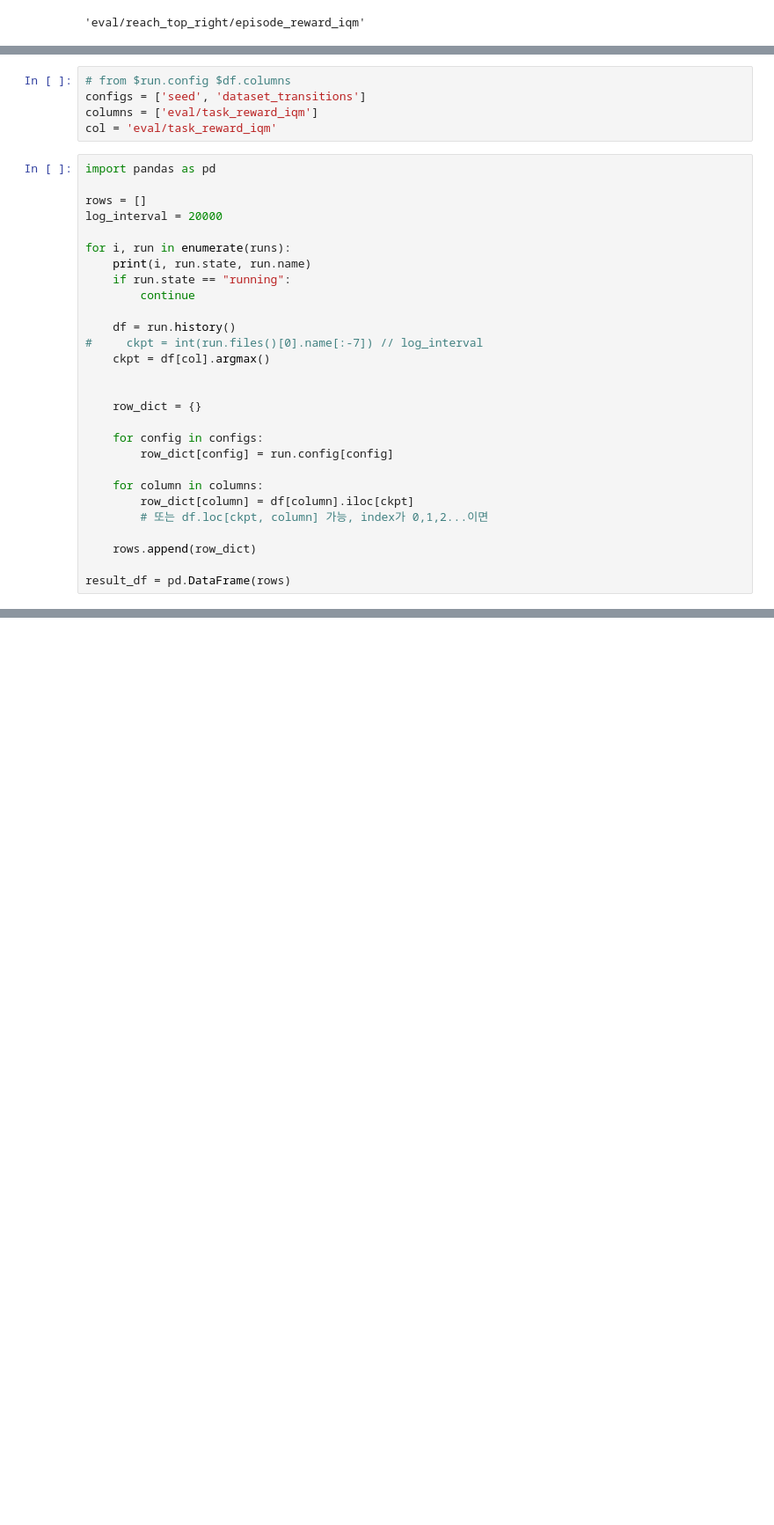
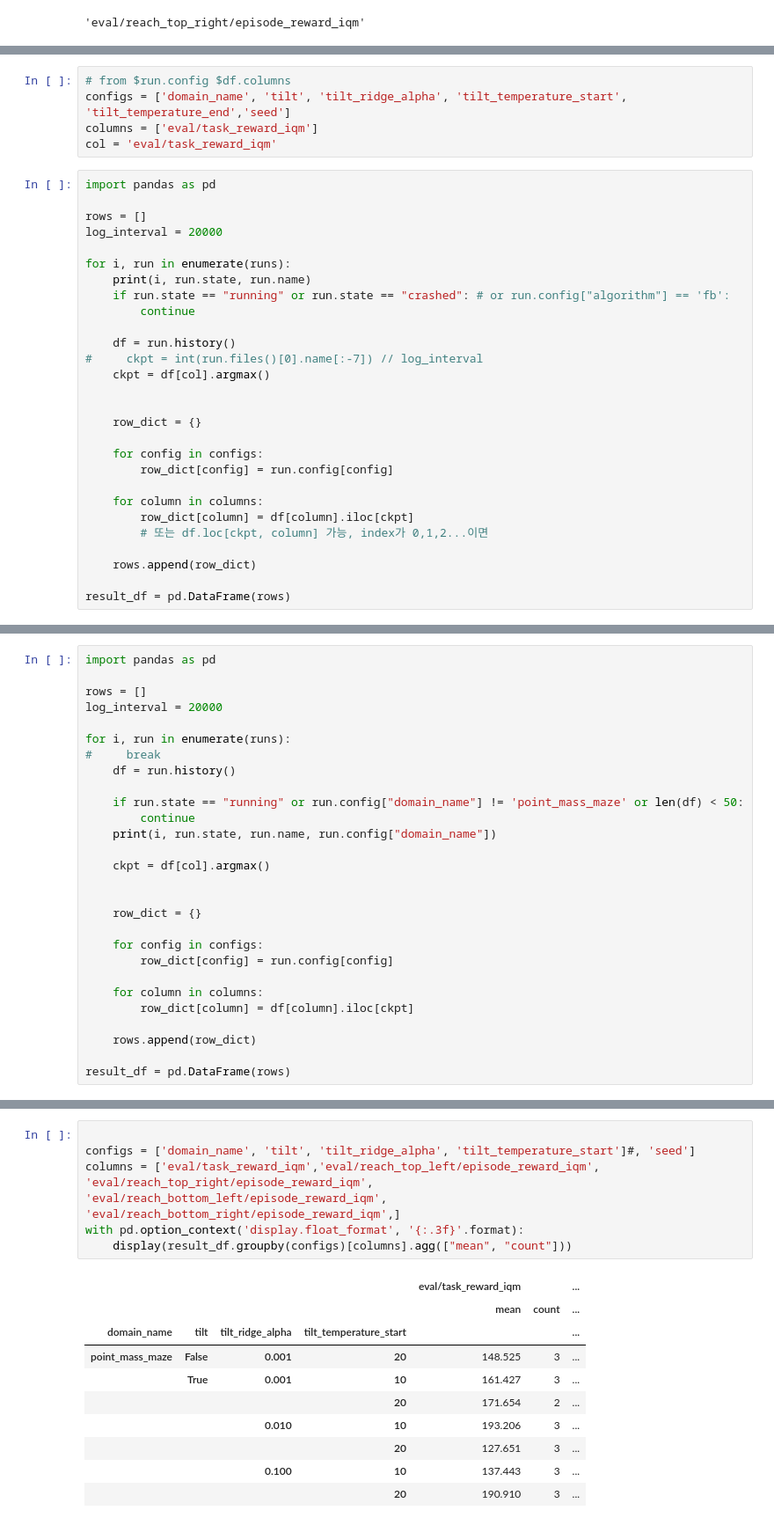
Before and after one commit to Giho-Kim/note, a Jupyter notebook: Untitled.ipynb, the cells around one changed output, grey strips where cells are left out. Shown at 88% size. Cells and saved outputs as stored; diff of their text form; blank space fills up the shorter version.

```diff
--- a/Untitled.ipynb
+++ b/Untitled.ipynb
@@ -186,7 +102,7 @@ project
 'D-LEVER'
 # %%
 # from $run.config $df.columns
-configs = ['seed', 'dataset_transitions']
+configs = ['domain_name', 'tilt', 'tilt_ridge_alpha', 'tilt_temperature_start',  'tilt_temperature_end','seed']
 columns = ['eval/task_reward_iqm']
 col = 'eval/task_reward_iqm'
 # %%
@@ -197,7 +113,7 @@ log_interval = 20000
 
 for i, run in enumerate(runs):
     print(i, run.state, run.name)
-    if run.state == "running":
+    if run.state == "running" or run.state == "crashed": # or run.config["algorithm"] == 'fb':
         continue
 
     df = run.history()
@@ -244,0 +212,28 @@ result_df = pd.DataFrame(rows)
+# %%
+import pandas as pd
+
+rows = []
+log_interval = 20000
+
+for i, run in enumerate(runs):
+#     break
+    df = run.history()
+
+    if run.state == "running" or run.config["domain_name"] != 'point_mass_maze' or len(df) < 50:
+        continue
+    print(i, run.state, run.name, run.config["domain_name"])
+
+    ckpt = df[col].argmax()
+
+
+    row_dict = {}
+
+    for config in configs:
+        row_dict[config] = run.config[config]
+
+    for column in columns:
+        row_dict[column] = df[column].iloc[ckpt]
+
+    rows.append(row_dict)
+
+result_df = pd.DataFrame(rows)
@@ -244,0 +261,20 @@ result_df = pd.DataFrame(rows)
+# %%
+
+configs = ['domain_name', 'tilt', 'tilt_ridge_alpha', 'tilt_temperature_start']#, 'seed']
+columns = ['eval/task_reward_iqm','eval/reach_top_left/episode_reward_iqm',
+'eval/reach_top_right/episode_reward_iqm',
+'eval/reach_bottom_left/episode_reward_iqm',
+'eval/reach_bottom_right/episode_reward_iqm',]
+with pd.option_context('display.float_format', '{:.3f}'.format):
+    display(result_df.groupby(configs)[columns].agg(["mean", "count"]))
+# %% [output]
+|  |  |  |  | eval/task_reward_iqm |  | ... |
+|  |  |  |  | mean | count | ... |
+| domain_name | tilt | tilt_ridge_alpha | tilt_temperature_start |  |  | ... |
+| point_mass_maze | False | 0.001 | 20 | 148.525 | 3 | ... |
+|  | True | 0.001 | 10 | 161.427 | 3 | ... |
+|  |  |  | 20 | 171.654 | 2 | ... |
+|  |  | 0.010 | 10 | 193.206 | 3 | ... |
+|  |  |  | 20 | 127.651 | 3 | ... |
+|  |  | 0.100 | 10 | 137.443 | 3 | ... |
+|  |  |  | 20 | 190.910 | 3 | ... |
```
Also changed, not shown: parts of 24 cells of this notebook, 5 other files.
